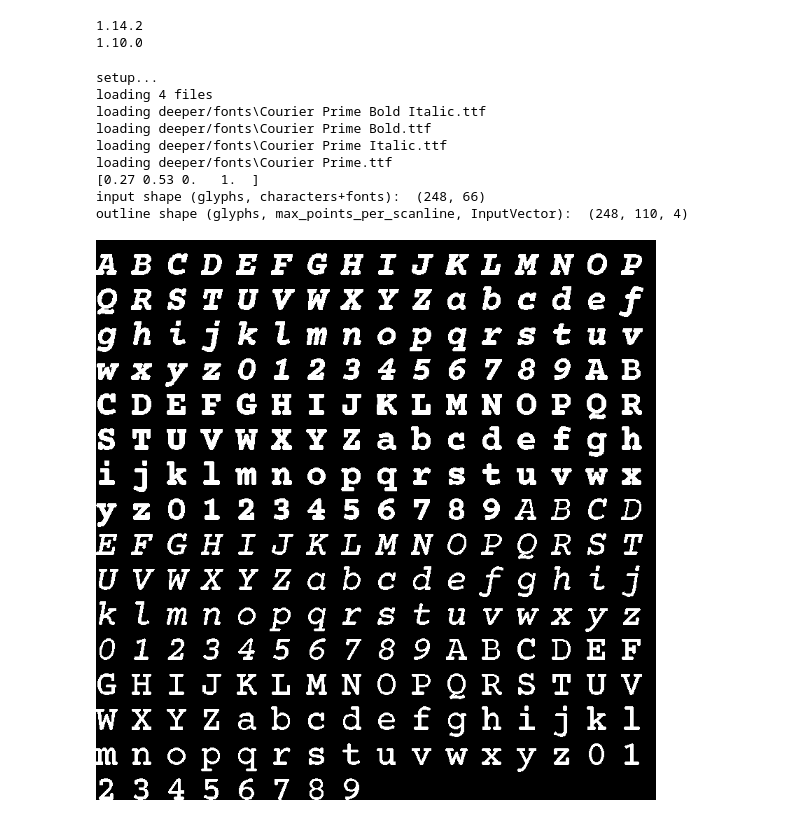
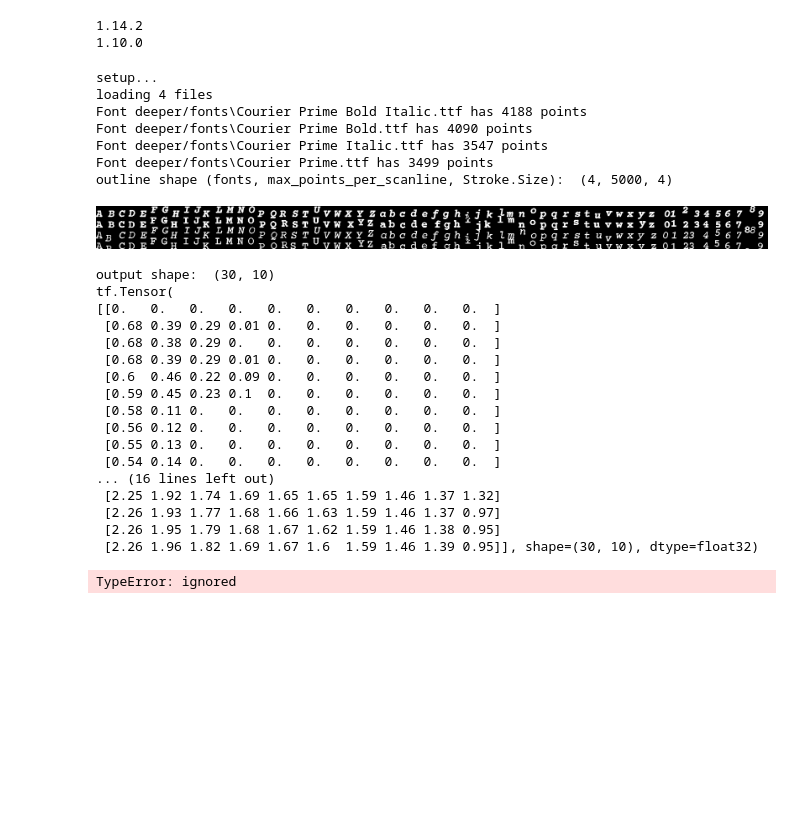
Before and after one commit to terryspitz/ipython_notebooks, a Jupyter notebook: deeper/deeperfont data preparation.ipynb, the cells around one changed output. Saved outputs shown, nothing was run; the diff lists cells and outputs as text; code cells hidden in the pictures; blank space fills up the shorter version.

Commit message:
started reworking renderGlyph to work with whole font outlines (4x5000x4) Created using Colaboratory

```diff
--- a/deeper/deeperfont data preparation.ipynb
+++ b/deeper/deeperfont data preparation.ipynb
@@ -187,37 +183,50 @@ def drawXYs(xxs, ygrid, cellsize):
 # %%
 print('setup...')
 glyphs = [chr(i) for i in range(ord('A'), ord('Z')+1)]
 glyphs += [chr(i) for i in range(ord('a'), ord('z')+1)]
 glyphs += ['zero','one','two','three','four','five','six','seven','eight','nine']
 #glyphs = ['A','B','a','b','one','two']
 #glyphs = ['A']
 max_points_per_scanline = 10 # required for g, m
-max_outline_points = 110
-y_divisions = 30
-ygrid = np.linspace(0.0, 1.0, y_divisions, endpoint=False) #y coordinates to render on
+max_outline_points = 5000
+ygrid = np.linspace(0.0, 1.0, 30, endpoint=False) #y coordinates to render on
 files = glob.glob('deeper/fonts/Courier*.ttf')
-inputs, outlines = readFonts(files, glyphs, max_outline_points, y_divisions)
+outlines = readFonts(files, glyphs, max_outline_points)
 batch_size = outlines.shape[0]
-print(outlines[0,0])
-#inputs = np.identity(len(glyphs), dtype=float)  #input is one-hot vec, one per glyph
-#outlines = generateOutlines('deeper/Courier Prime.ttf', glyphs, max_outline_points, ygrid)
-print("input shape (glyphs, characters+fonts): ", inputs.shape)
-print("outline shape (glyphs, max_points_per_scanline, InputVector): ", outlines.shape)
-#with tf.Session() as sess:
-#    xcoords = renderGlyphs(outlines, max_points_per_scanline, ygrid).eval()
-    #print(xcoords)
-#    print("output shape: ", xcoords.shape)
+#print(outlines[0,:200])
+print("outline shape (fonts, max_points_per_scanline, Stroke.Size): ", outlines.shape)
 cellsize = 50
-drawOutlines(outlines, cellsize)
-#display(drawOutlines(outlines, cellsize), drawXYs(xcoords, ygrid, cellsize))
+display(drawOutlines(outlines, cellsize, len(glyphs)))
+
+#test the TF scanline algorithm
+xcoords = renderGlyphs(outlines[1], max_points_per_scanline, ygrid, len(glyphs))
+print("output shape: ", xcoords.shape)
+print(xcoords)
+display(drawXYs(xcoords, ygrid, cellsize))
 # %% [output]
 setup...
 loading 4 files
-loading deeper/fonts\Courier Prime Bold Italic.ttf
-loading deeper/fonts\Courier Prime Bold.ttf
-loading deeper/fonts\Courier Prime Italic.ttf
-loading deeper/fonts\Courier Prime.ttf
-[0.27 0.53 0.   1.  ]
-input shape (glyphs, characters+fonts):  (248, 66)
-outline shape (glyphs, max_points_per_scanline, InputVector):  (248, 110, 4)
+Font deeper/fonts\Courier Prime Bold Italic.ttf has 4188 points
+Font deeper/fonts\Courier Prime Bold.ttf has 4090 points
+Font deeper/fonts\Courier Prime Italic.ttf has 3547 points
+Font deeper/fonts\Courier Prime.ttf has 3499 points
+outline shape (fonts, max_points_per_scanline, Stroke.Size):  (4, 5000, 4)
-[figure, old version]
+[figure, new version]
+output shape:  (30, 10)
+tf.Tensor(
+[[0.   0.   0.   0.   0.   0.   0.   0.   0.   0.  ]
+ [0.68 0.39 0.29 0.01 0.   0.   0.   0.   0.   0.  ]
+ [0.68 0.38 0.29 0.   0.   0.   0.   0.   0.   0.  ]
+ [0.68 0.39 0.29 0.01 0.   0.   0.   0.   0.   0.  ]
+ [0.6  0.46 0.22 0.09 0.   0.   0.   0.   0.   0.  ]
+ [0.59 0.45 0.23 0.1  0.   0.   0.   0.   0.   0.  ]
+ [0.58 0.11 0.   0.   0.   0.   0.   0.   0.   0.  ]
+ [0.56 0.12 0.   0.   0.   0.   0.   0.   0.   0.  ]
+ [0.55 0.13 0.   0.   0.   0.   0.   0.   0.   0.  ]
+ [0.54 0.14 0.   0.   0.   0.   0.   0.   0.   0.  ]
+... (16 lines left out)
+ [2.25 1.92 1.74 1.69 1.65 1.65 1.59 1.46 1.37 1.32]
+ [2.26 1.93 1.77 1.68 1.66 1.63 1.59 1.46 1.37 0.97]
+ [2.26 1.95 1.79 1.68 1.67 1.62 1.59 1.46 1.38 0.95]
+ [2.26 1.96 1.82 1.69 1.67 1.6  1.59 1.46 1.39 0.95]], shape=(30, 10), dtype=float32)
+TypeError: ignored
```
Also changed, not shown: parts of 7 cells of this notebook.
